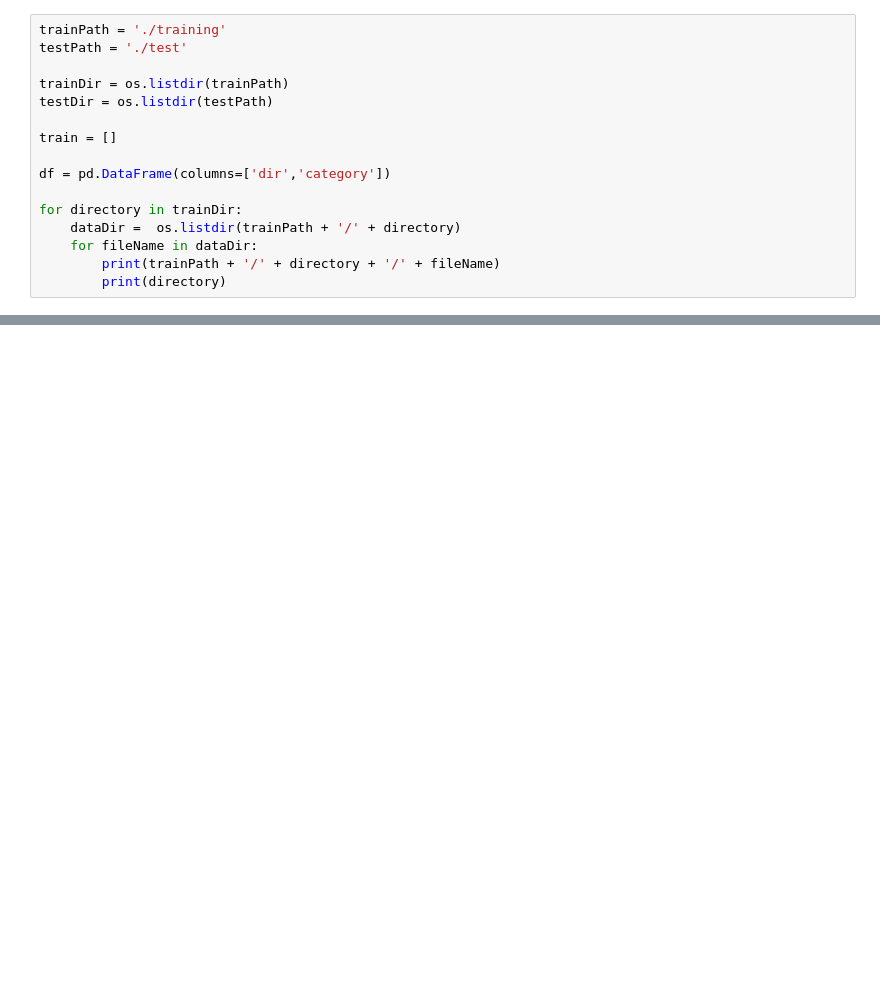
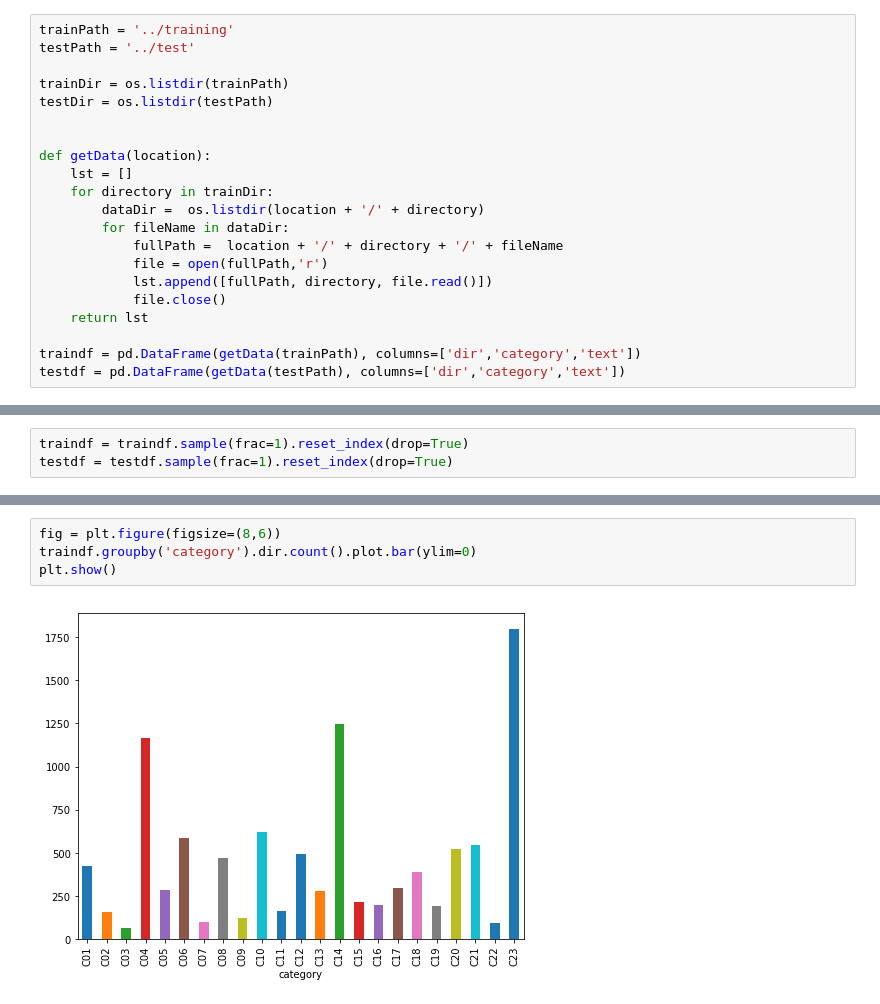
Before and after one commit to Igor8757/DataMining, a Jupyter notebook: HW2.ipynb, the cells around one changed output, grey strips where cells are left out. Cells and saved outputs as stored; diff of their text form; blank space fills up the shorter version.

```diff
--- a/HW2.ipynb
+++ b/HW2.ipynb
@@ -4,16 +10,21 @@ import pandas as pd
 # %%
-trainPath = './training'
-testPath = './test'
+trainPath = '../training'
+testPath = '../test'
 
 trainDir = os.listdir(trainPath)
 testDir = os.listdir(testPath)
 
-train = []
 
-df = pd.DataFrame(columns=['dir','category'])
+def getData(location):
+    lst = []
+    for directory in trainDir:
+        dataDir =  os.listdir(location + '/' + directory)
+        for fileName in dataDir:
+            fullPath =  location + '/' + directory + '/' + fileName
+            file = open(fullPath,'r')
+            lst.append([fullPath, directory, file.read()])
+            file.close()
+    return lst
 
-for directory in trainDir:
-    dataDir =  os.listdir(trainPath + '/' + directory)
-    for fileName in dataDir:
-        print(trainPath + '/' + directory + '/' + fileName)
-        print(directory)
+traindf = pd.DataFrame(getData(trainPath), columns=['dir','category','text'])
+testdf = pd.DataFrame(getData(testPath), columns=['dir','category','text'])
@@ -37,0 +31,3 @@ C23
+# %%
+traindf = traindf.sample(frac=1).reset_index(drop=True)
+testdf = testdf.sample(frac=1).reset_index(drop=True)
@@ -37,0 +52,6 @@ C23
+# %%
+fig = plt.figure(figsize=(8,6))
+traindf.groupby('category').dir.count().plot.bar(ylim=0)
+plt.show()
+# %% [output]
+[figure, added]
```
Also changed, not shown: parts of 44 cells of this notebook.
